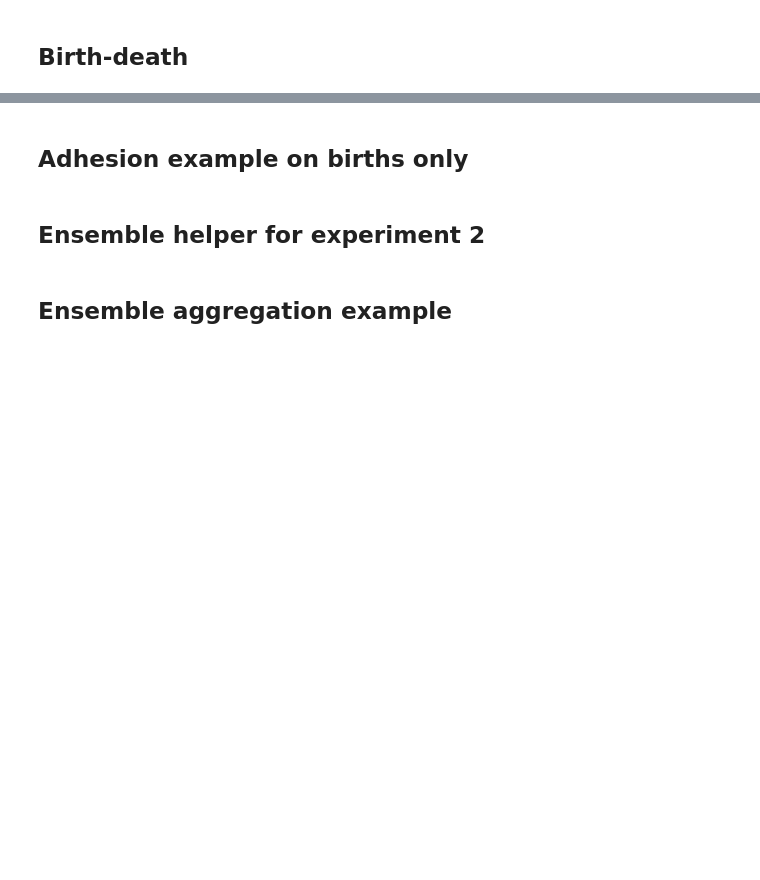
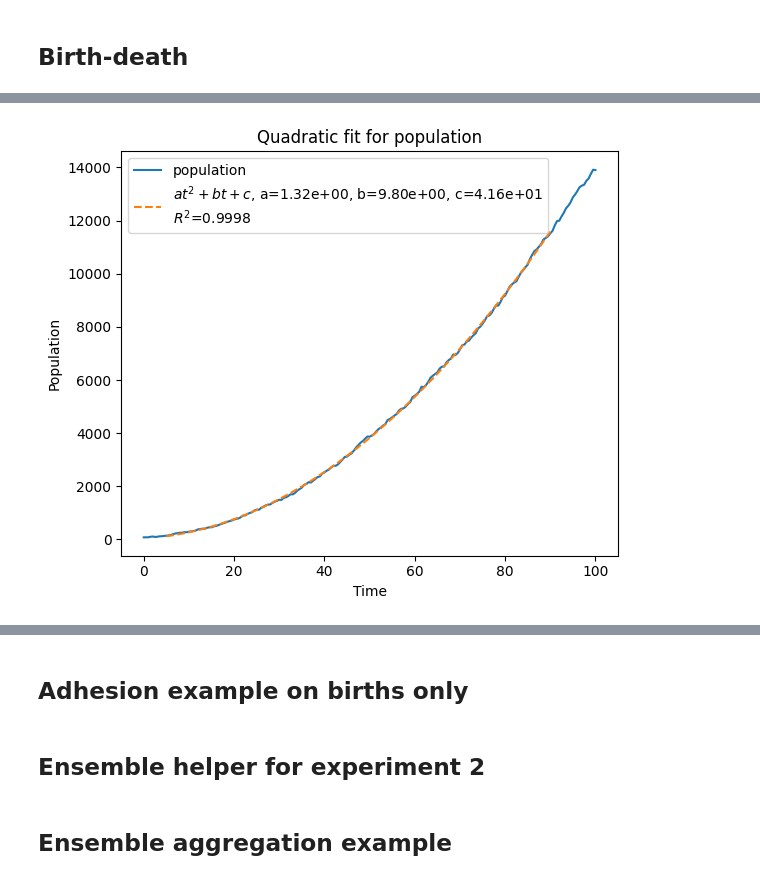
Before and after one commit to JeroFotinos/proliferating_matter, a Jupyter notebook: src/exp5--first_post-refactor_sim.ipynb, the cells around one changed output, grey strips where cells are left out. Cells and saved outputs as stored; diff of their text form; code cells hidden in the pictures; blank space fills up the shorter version.

```diff
--- a/src/exp5--first_post-refactor_sim.ipynb
+++ b/src/exp5--first_post-refactor_sim.ipynb
@@ -255,0 +339,20 @@ KeyboardInterrupt:
+# %%
+plt.figure(figsize=(6, 5))
+
+plt.plot(t, y, label="population")
+
+plt.plot(
+    t_fit,
+    y_pred,
+    "--",
+    label=fr"$at^2+bt+c$, a={a:.2e}, b={b:.2e}, c={c:.2e}" + "\n" + fr"$R^2$={r2:.4f}",
+)
+
+plt.xlabel("Time")
+plt.ylabel("Population")
+plt.title("Quadratic fit for population")
+plt.legend()
+plt.tight_layout()
+plt.show()
+# %% [output]
+[figure, added]
```
Also changed, not shown: parts of 17 cells of this notebook, 1 other file.
